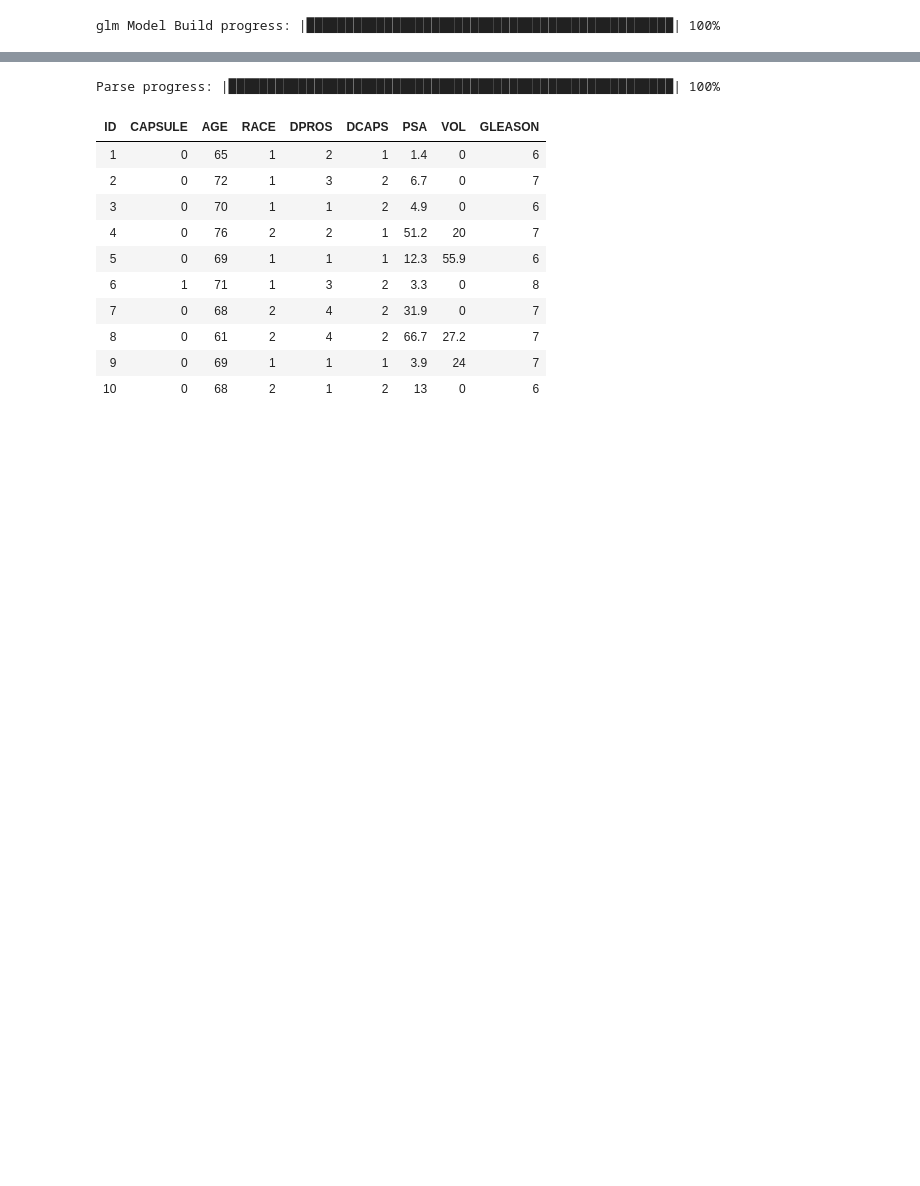
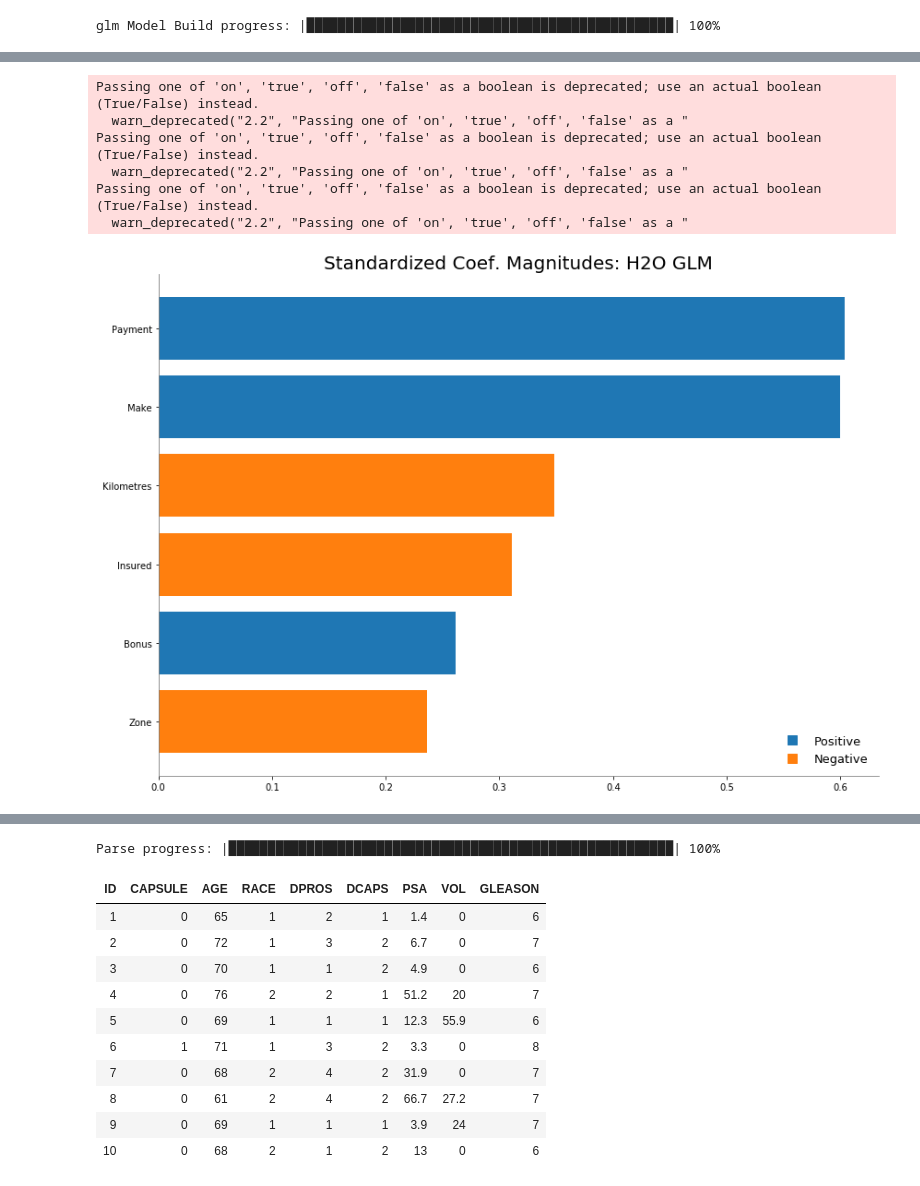
Before and after one commit to HassanSherwani/Generalized_Linear_Models-II, a Jupyter notebook: Generalized_Linear_Models-II.ipynb, the cells around one changed output, grey strips where cells are left out. Cells and saved outputs as stored; diff of their text form; code cells hidden in the pictures; blank space fills up the shorter version.

```diff
--- a/Generalized_Linear_Models-II.ipynb
+++ b/Generalized_Linear_Models-II.ipynb
@@ -256,7 +500,7 @@ glm Model Build progress: |█████████████████
 # %% [markdown]
 # 7)- Poisson Models
 # %%
-h2o_df = h2o.import_file("http://h2o-public-test-data.s3.amazonaws.com/smalldata/glm_test/Motor_insurance_sweden.txt", sep = '\t')
+motor = h2o.import_file("http://h2o-public-test-data.s3.amazonaws.com/smalldata/glm_test/Motor_insurance_sweden.txt", sep = '\t')
 # %% [output]
 Parse progress: |█████████████████████████████████████████████████████████| 100%
 # %%
@@ -276,5 +541,5 @@ h2o_df.head()
 # %%
-poisson_fit = H2OGeneralizedLinearEstimator(family = " poisson")
-poisson_fit.train(y= "Claims" , x = ["Payment", "Insured", "Kilometres", "Zone", "Bonus", "Make"], training_frame = h2o_df)
+poisson_fit = H2OGeneralizedLinearEstimator(family = " poisson",lambda_ = 0, remove_collinear_columns= True,compute_p_values=True)
+poisson_fit.train(y= "Claims" , x = ["Payment", "Insured", "Kilometres", "Zone", "Bonus", "Make"], training_frame = motor)
 # %% [output]
 glm Model Build progress: |███████████████████████████████████████████████| 100%
@@ -282,0 +605,11 @@ glm Model Build progress: |█████████████████
+# %%
+# Retrieve a graphical plot of the standardized coefficient magnitudes
+poisson_fit.std_coef_plot()
+# %% [output]
+Passing one of 'on', 'true', 'off', 'false' as a boolean is deprecated; use an actual boolean (True/False) instead.
+  warn_deprecated("2.2", "Passing one of 'on', 'true', 'off', 'false' as a "
+Passing one of 'on', 'true', 'off', 'false' as a boolean is deprecated; use an actual boolean (True/False) instead.
+  warn_deprecated("2.2", "Passing one of 'on', 'true', 'off', 'false' as a "
+Passing one of 'on', 'true', 'off', 'false' as a boolean is deprecated; use an actual boolean (True/False) instead.
+  warn_deprecated("2.2", "Passing one of 'on', 'true', 'off', 'false' as a "
+[figure, added]
```
Also changed, not shown: parts of 62 cells of this notebook.
